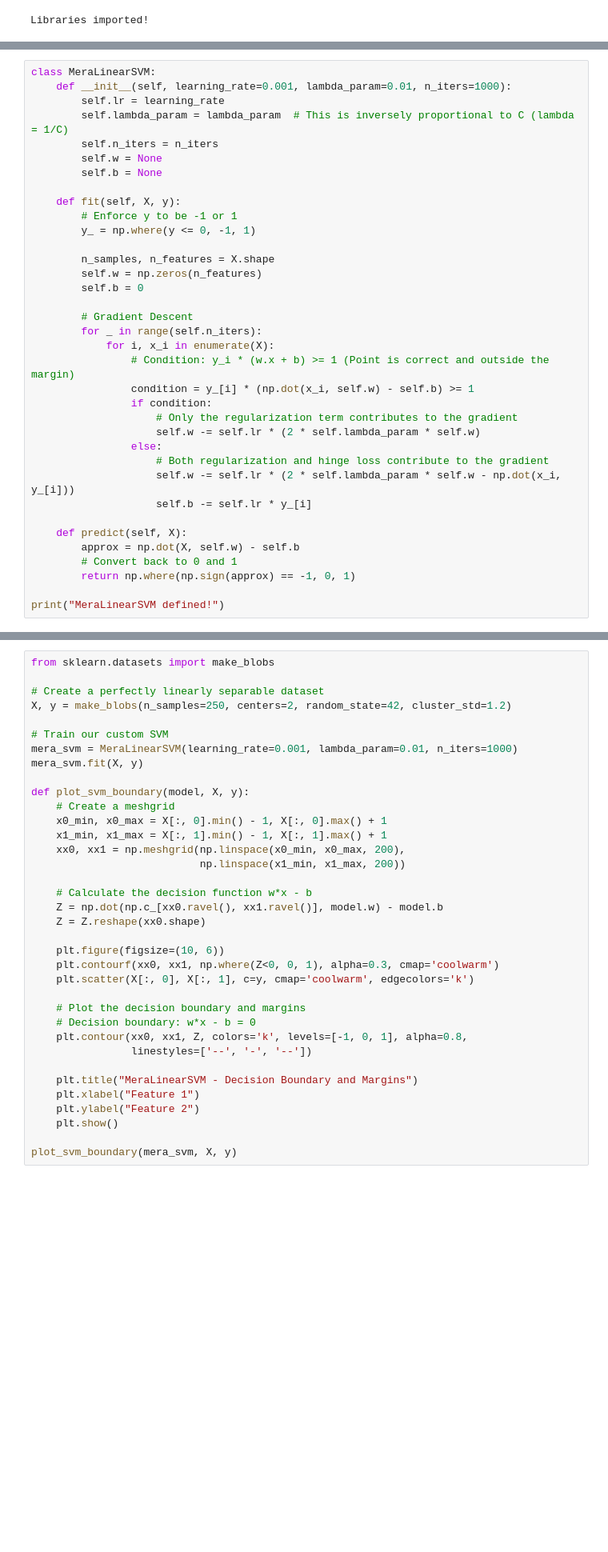
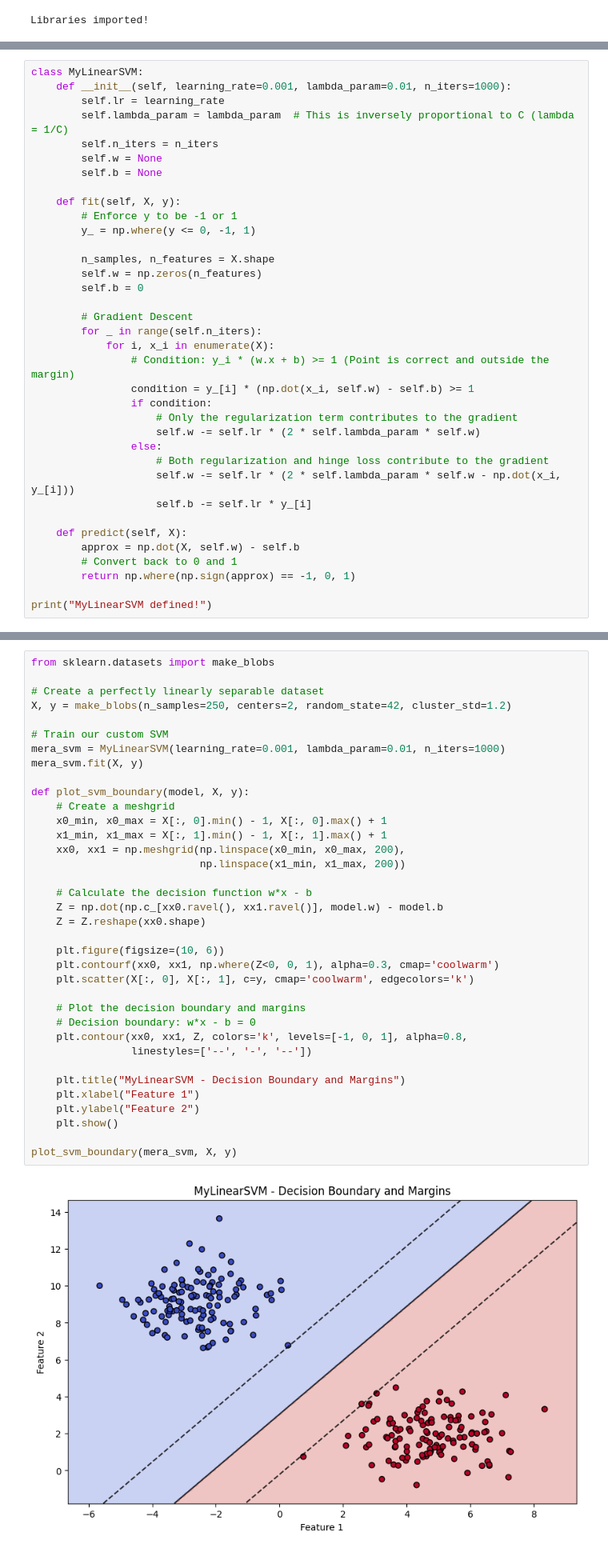
Before and after one commit to aneeb02/machine-learning, a Jupyter notebook: svm/svm.ipynb, the cells around one changed output, grey strips where cells are left out. Shown at 80% size. Cells and saved outputs as stored; diff of their text form; blank space fills up the shorter version.

```diff
--- a/svm/svm.ipynb
+++ b/svm/svm.ipynb
@@ -77,7 +77,7 @@ $$ J(w, b) = \frac{1}{2} ||w||^2 + C \sum_{i=1}^n \max(0, 1 - y_i(w \cdot x_i +
 
 Let's implement this objective function using Gradient Descent. We will compute the gradients of the Hinge Loss.
 # %%
-class MeraLinearSVM:
+class MyLinearSVM:
     def __init__(self, learning_rate=0.001, lambda_param=0.01, n_iters=1000):
         self.lr = learning_rate
         self.lambda_param = lambda_param  # This is inversely proportional to C (lambda = 1/C)
@@ -111,4 +111,4 @@ class MeraLinearSVM:
         # Convert back to 0 and 1
         return np.where(np.sign(approx) == -1, 0, 1)
 
-print("MeraLinearSVM defined!")
+print("MyLinearSVM defined!")
@@ -122,35 +124,37 @@ from sklearn.datasets import make_blobs
 X, y = make_blobs(n_samples=250, centers=2, random_state=42, cluster_std=1.2)
 
 # Train our custom SVM
-mera_svm = MeraLinearSVM(learning_rate=0.001, lambda_param=0.01, n_iters=1000)
+mera_svm = MyLinearSVM(learning_rate=0.001, lambda_param=0.01, n_iters=1000)
 mera_svm.fit(X, y)
 
 def plot_svm_boundary(model, X, y):
     # Create a meshgrid
     x0_min, x0_max = X[:, 0].min() - 1, X[:, 0].max() + 1
     x1_min, x1_max = X[:, 1].min() - 1, X[:, 1].max() + 1
     xx0, xx1 = np.meshgrid(np.linspace(x0_min, x0_max, 200),
                            np.linspace(x1_min, x1_max, 200))
 
     # Calculate the decision function w*x - b
     Z = np.dot(np.c_[xx0.ravel(), xx1.ravel()], model.w) - model.b
     Z = Z.reshape(xx0.shape)
 
     plt.figure(figsize=(10, 6))
     plt.contourf(xx0, xx1, np.where(Z<0, 0, 1), alpha=0.3, cmap='coolwarm')
     plt.scatter(X[:, 0], X[:, 1], c=y, cmap='coolwarm', edgecolors='k')
 
     # Plot the decision boundary and margins
     # Decision boundary: w*x - b = 0
     plt.contour(xx0, xx1, Z, colors='k', levels=[-1, 0, 1], alpha=0.8,
                 linestyles=['--', '-', '--'])
 
-    plt.title("MeraLinearSVM - Decision Boundary and Margins")
+    plt.title("MyLinearSVM - Decision Boundary and Margins")
     plt.xlabel("Feature 1")
     plt.ylabel("Feature 2")
     plt.show()
 
 plot_svm_boundary(mera_svm, X, y)
+# %% [output]
+[figure, added]
 # %% [markdown]
 Look closely at the plot:
 - The **solid black line** is the decision boundary ($w \cdot x + b = 0$).
```
Also changed, not shown: parts of 2 cells of this notebook, 2 other files.
